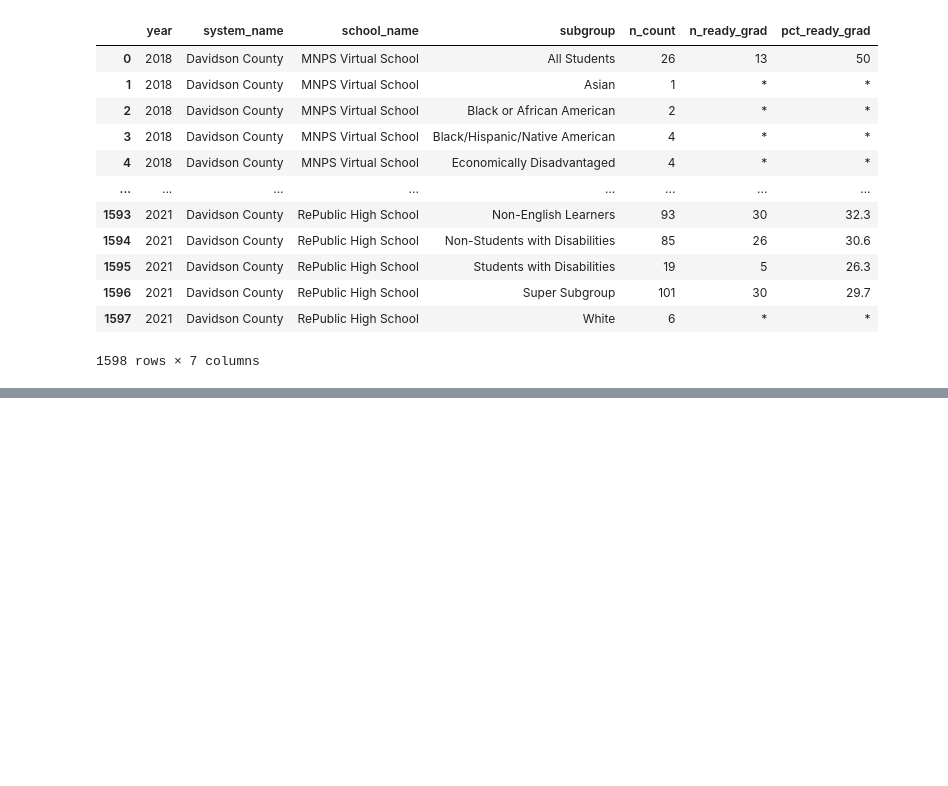
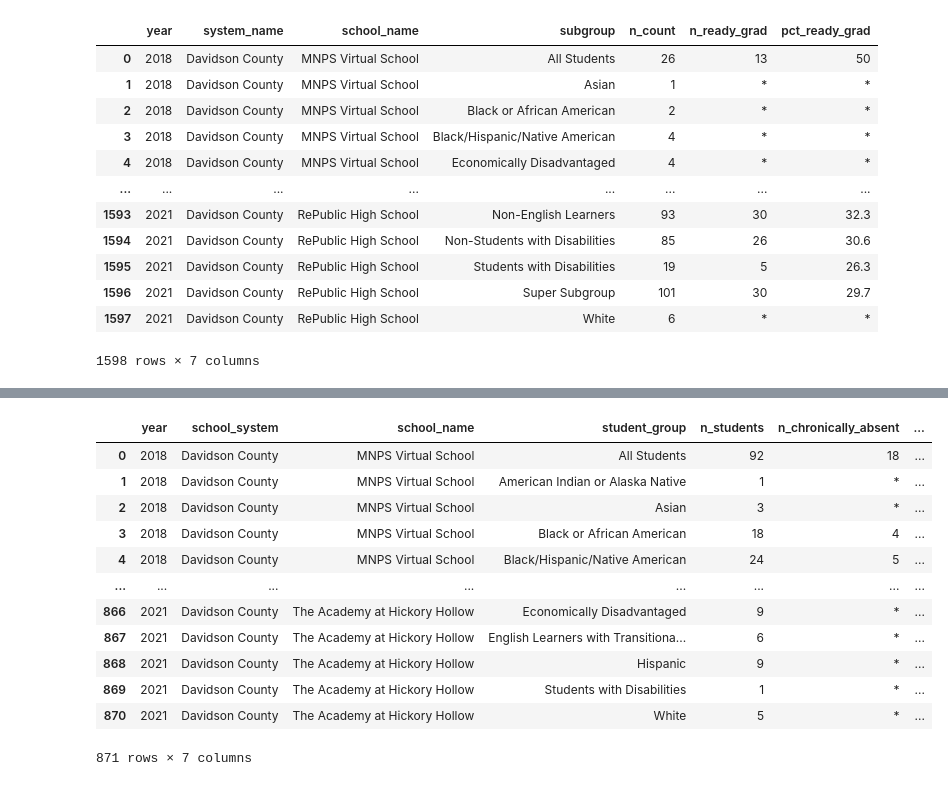
Before and after one commit to mawonuga121/ohtobeascholar, a Jupyter notebook: Awonuga_DSC4900.ipynb, the cells around one changed output, grey strips where cells are left out. Saved outputs shown, nothing was run; the diff lists cells and outputs as text; code cells hidden in the pictures; blank space fills up the shorter version.

```diff
--- a/Awonuga_DSC4900.ipynb
+++ b/Awonuga_DSC4900.ipynb
@@ -24,0 +44,17 @@ ready_grad
+# %%
+chronic_absent=pd.read_csv('https://raw.githubusercontent.com/mawonuga121/ohtobeascholar/main/chronic_absenteeism.csv')
+chronic_absent
+# %% [output]
+|  | year | school_system | school_name | student_group | n_students | n_chronically_absent | ... |
+| 0 | 2018 | Davidson County | MNPS Virtual School | All Students | 92 | 18 | ... |
+| 1 | 2018 | Davidson County | MNPS Virtual School | American Indian or Alaska Native | 1 | * | ... |
+| 2 | 2018 | Davidson County | MNPS Virtual School | Asian | 3 | * | ... |
+| 3 | 2018 | Davidson County | MNPS Virtual School | Black or African American | 18 | 4 | ... |
+| 4 | 2018 | Davidson County | MNPS Virtual School | Black/Hispanic/Native American | 24 | 5 | ... |
+| ... | ... | ... | ... | ... | ... | ... | ... |
+| 866 | 2021 | Davidson County | The Academy at Hickory Hollow | Economically Disadvantaged | 9 | * | ... |
+| 867 | 2021 | Davidson County | The Academy at Hickory Hollow | English Learners with Transitiona... | 6 | * | ... |
+| 868 | 2021 | Davidson County | The Academy at Hickory Hollow | Hispanic | 9 | * | ... |
+| 869 | 2021 | Davidson County | The Academy at Hickory Hollow | Students with Disabilities | 1 | * | ... |
+| 870 | 2021 | Davidson County | The Academy at Hickory Hollow | White | 5 | * | ... |
+871 rows × 7 columns
```
Also changed, not shown: parts of 12 cells of this notebook.
